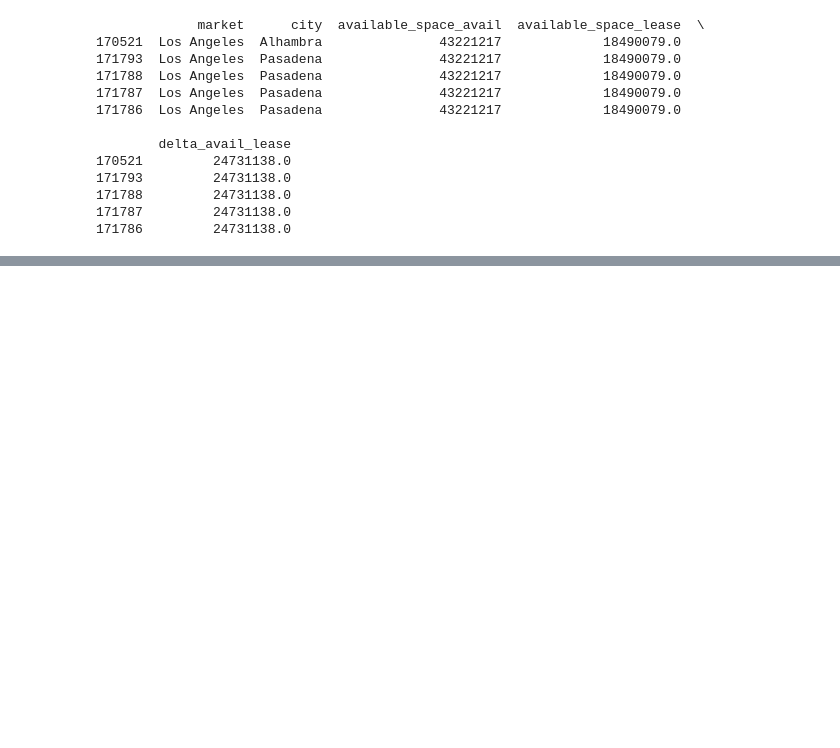
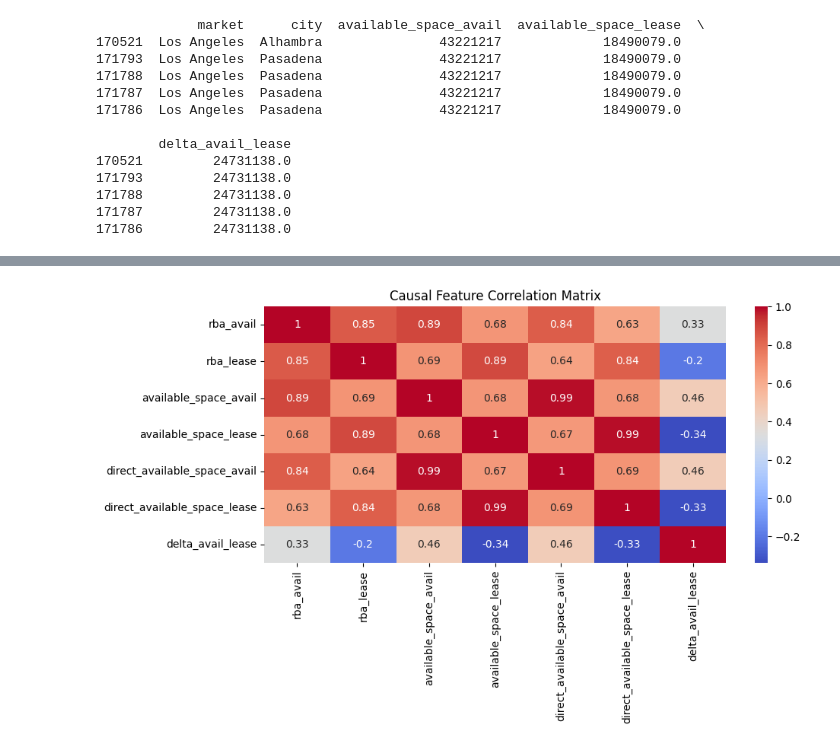
Before and after one commit to JonniiRingo/Datafest_Nuvon, a Jupyter notebook: Notebook.ipynb, the cells around one changed output, grey strips where cells are left out. Cells and saved outputs as stored; diff of their text form; code cells hidden in the pictures; blank space fills up the shorter version.

```diff
--- a/Notebook.ipynb
+++ b/Notebook.ipynb
@@ -199,0 +218,12 @@ print(df_sorted[['market', 'city', 'available_space_avail', 'available_space_lea
+# %%
+import seaborn as sns
+
+plt.figure(figsize=(10, 6))
+sns.heatmap(df_sorted[['rba_avail', 'rba_lease', 'available_space_avail', 'available_space_lease',
+                       'direct_available_space_avail', 'direct_available_space_lease',
+                       'delta_avail_lease']].corr(), annot=True, cmap='coolwarm')
+plt.title('Causal Feature Correlation Matrix')
+plt.tight_layout()
+plt.show()
+# %% [output]
+[figure, added]
```
Also changed, not shown: parts of 3 cells of this notebook.
